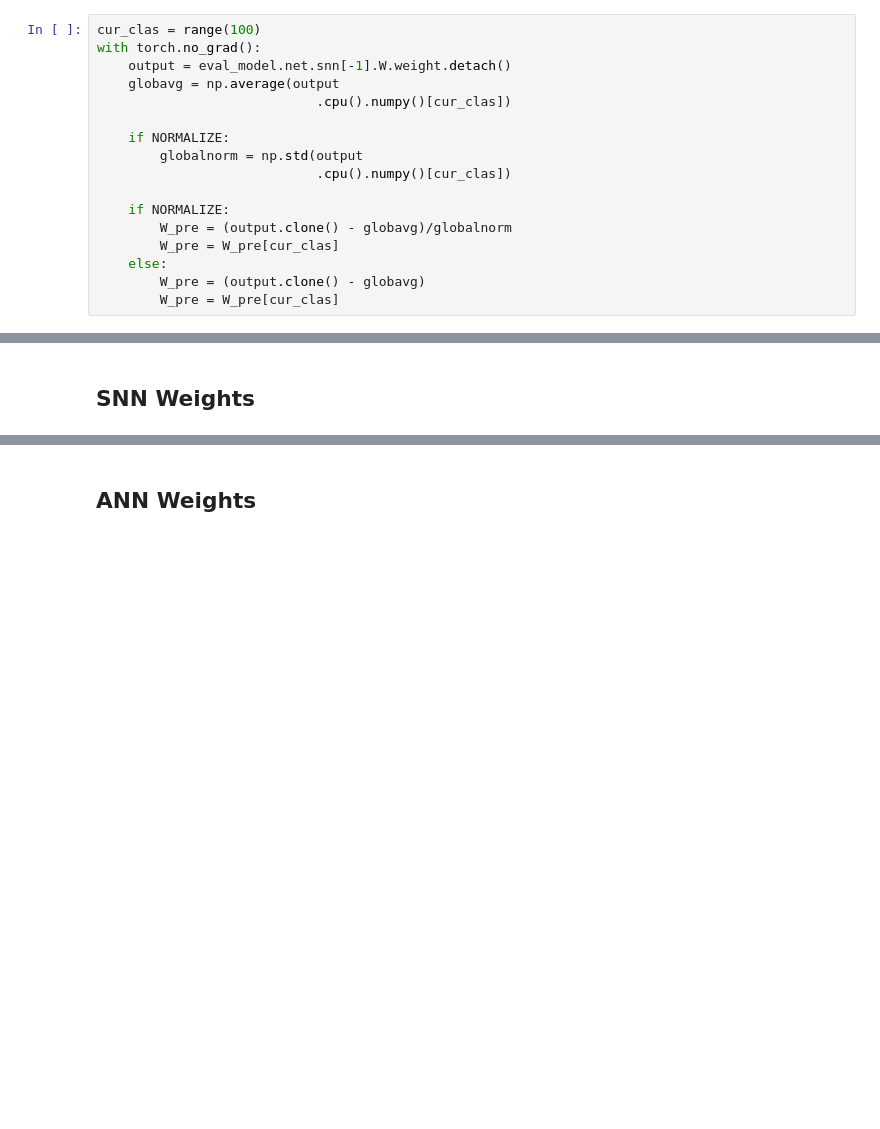
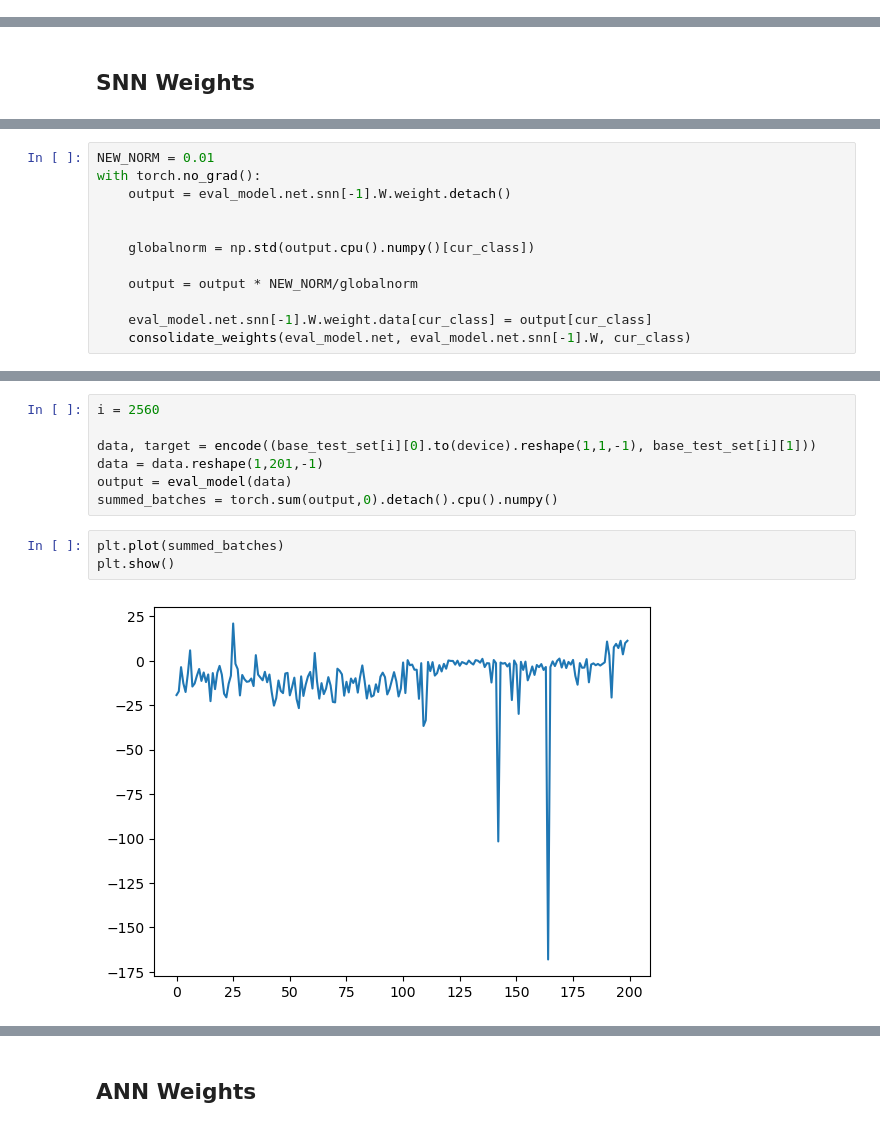
Before and after one commit to NeuroBench/neurobench, a Jupyter notebook: neurobench/examples/mswc_fscil/visualization.ipynb, the cells around one changed output, grey strips where cells are left out. Saved outputs shown, nothing was run; the diff lists cells and outputs as text; blank space fills up the shorter version.

```diff
--- a/neurobench/examples/mswc_fscil/visualization.ipynb
+++ b/neurobench/examples/mswc_fscil/visualization.ipynb
@@ -214,20 +369,3 @@ elif RESET=="random":
-# %%
-cur_clas = range(100)
-with torch.no_grad():
-    output = eval_model.net.snn[-1].W.weight.detach()
-    globavg = np.average(output
-                            .cpu().numpy()[cur_clas])
-
-    if NORMALIZE:
-        globalnorm = np.std(output
-                            .cpu().numpy()[cur_clas])
-
-    if NORMALIZE:
-        W_pre = (output.clone() - globavg)/globalnorm
-        W_pre = W_pre[cur_clas]
-    else:
-        W_pre = (output.clone() - globavg)
-        W_pre = W_pre[cur_clas]
 # %%
 cur_class = support[0][1].tolist()
 eval_model.net.cur_j = examples_per_class(cur_class, 200, 5)
@@ -345,0 +558,12 @@ Accuracy on new classes: 21.199999998509885 %
+# %%
+NEW_NORM = 0.01
+with torch.no_grad():
+    output = eval_model.net.snn[-1].W.weight.detach()
+
+
+    globalnorm = np.std(output.cpu().numpy()[cur_class])
+
+    output = output * NEW_NORM/globalnorm
+
+    eval_model.net.snn[-1].W.weight.data[cur_class] = output[cur_class]
+    consolidate_weights(eval_model.net, eval_model.net.snn[-1].W, cur_class)
@@ -345,0 +574,12 @@ Accuracy on new classes: 21.199999998509885 %
+# %%
+i = 2560
+
+data, target = encode((base_test_set[i][0].to(device).reshape(1,1,-1), base_test_set[i][1]))
+data = data.reshape(1,201,-1)
+output = eval_model(data)
+summed_batches = torch.sum(output,0).detach().cpu().numpy()
+# %%
+plt.plot(summed_batches)
+plt.show()
+# %% [output]
+[figure, added]
```
Also changed, not shown: parts of 39 cells of this notebook, 3 other files.
